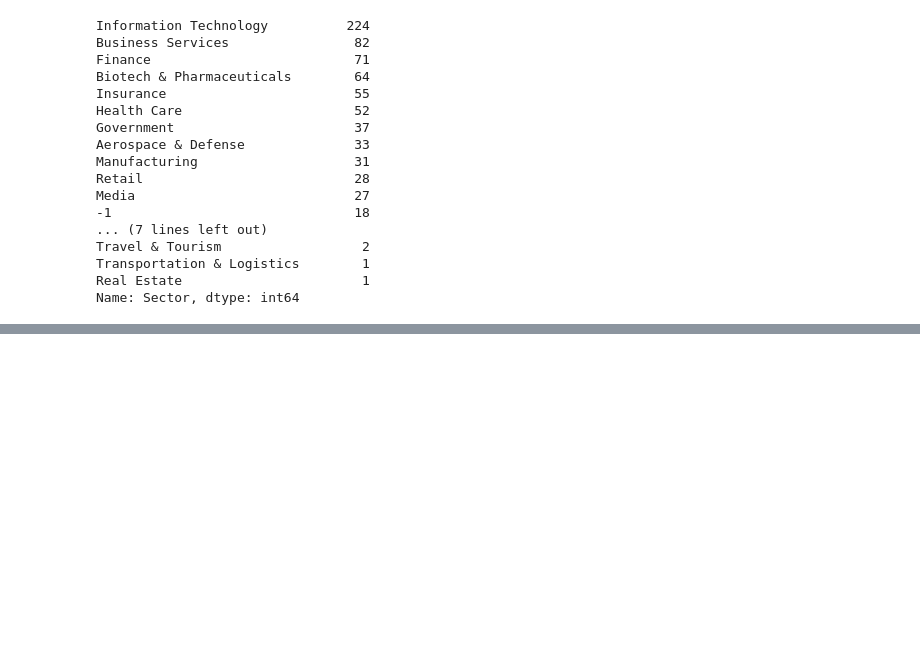
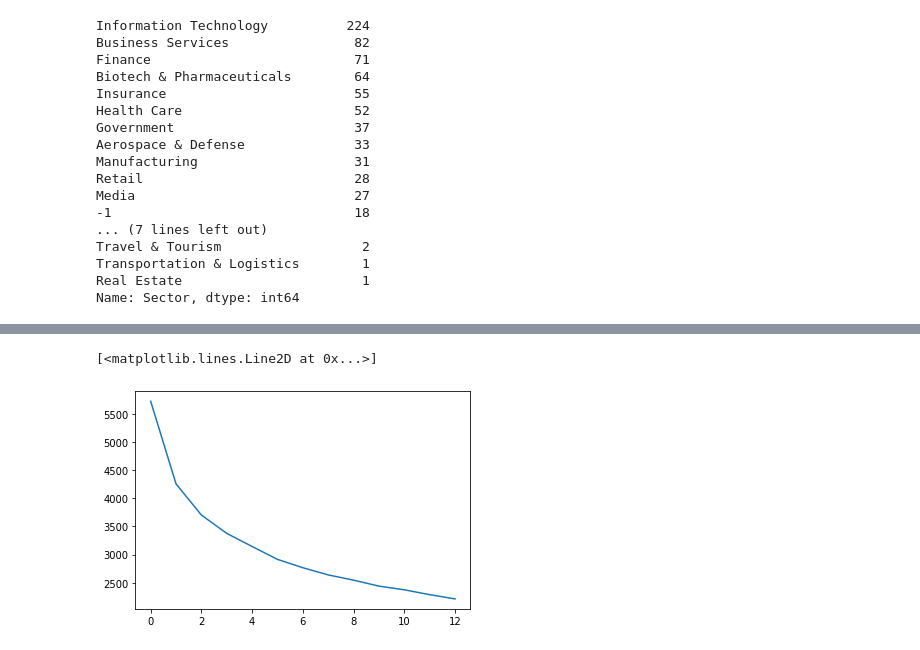
Before and after one commit to sounok1234/Data_Scientist_salalry_analysis, a Jupyter notebook: data_EDA.ipynb, the cells around one changed output, grey strips where cells are left out. Drawn from its saved outputs; the diff is of its cells as text; code cells hidden in the pictures; blank space fills up the shorter version.

```diff
--- a/data_EDA.ipynb
+++ b/data_EDA.ipynb
@@ -237,0 +285,8 @@ plt.show()
+# %%
+columns_to_normalize = ['Rating', 'avg_salary', 'age', 'avg_revenue', 'avg_size', 'desc_len']
+new_df[columns_to_normalize] = new_df[columns_to_normalize].apply(lambda x: (x - x.mean()) / np.std(x))
+# %%
+test_df_ = new_df[['Rating', 'avg_salary', 'age', 'avg_revenue', 'avg_size', 'desc_len', 'private', 'python_', 'R_', 'spark_', 'aws_', 'excel_','analyst', 'data engineer', 'data scientist', 'director', 'manager',
+       'mle', 'seniority']]
+# %%
+matrix = test_df_.to_numpy()
@@ -237,0 +295,11 @@ plt.show()
+# %%
+cost = []
+for num_clusters in list(range(1,14)):
+    kproto = KPrototypes(n_clusters=num_clusters, init='Cao')
+    kproto.fit_predict(matrix, categorical=[6, 7, 8, 9, 10, 11, 12, 13, 14, 15, 16, 17, 18])
+    cost.append(kproto.cost_)
+
+plt.plot(cost)
+# %% [output]
+[<matplotlib.lines.Line2D at 0x...>]
+[figure, added]
```
Also changed, not shown: parts of 36 cells of this notebook.
